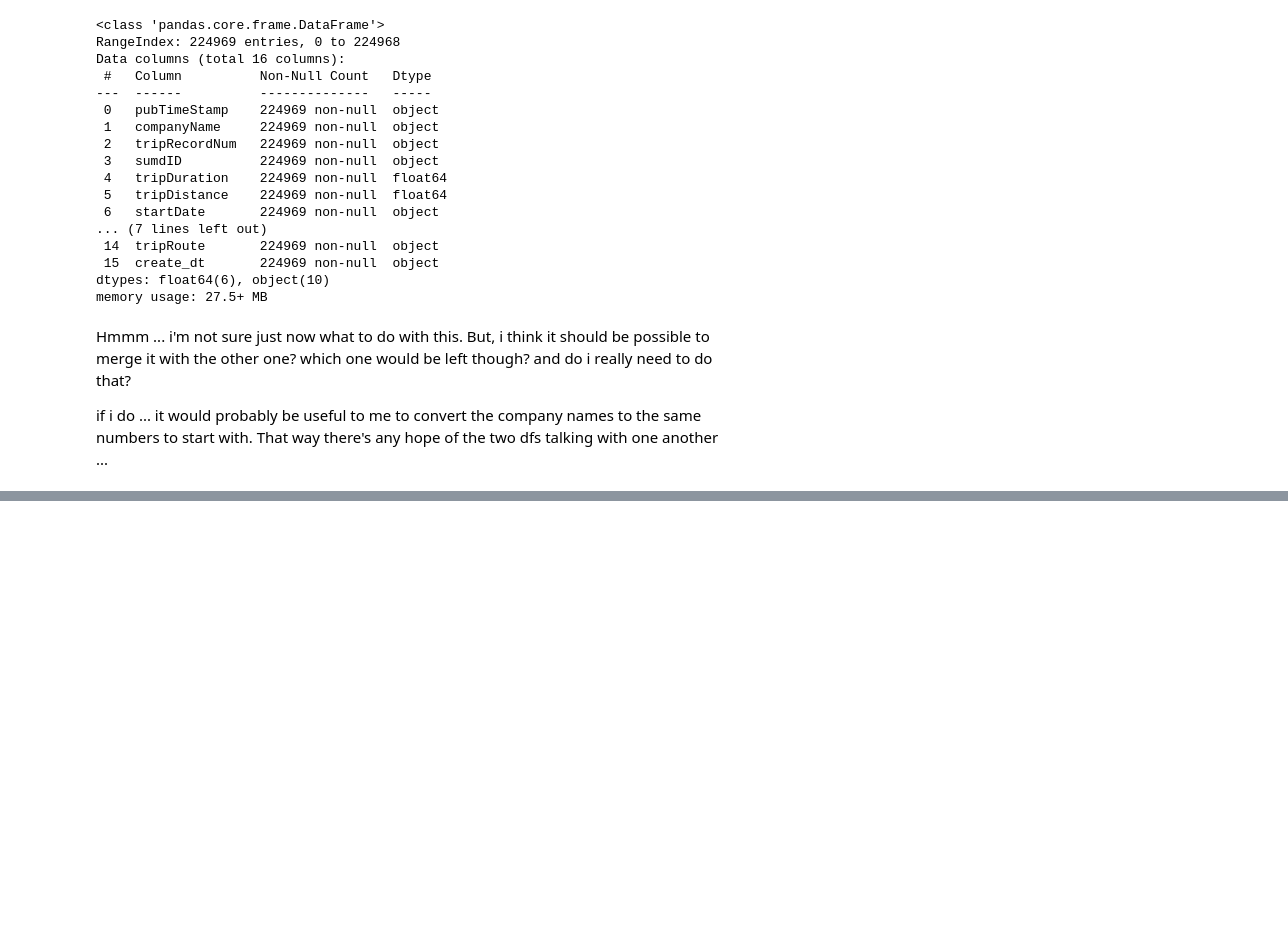
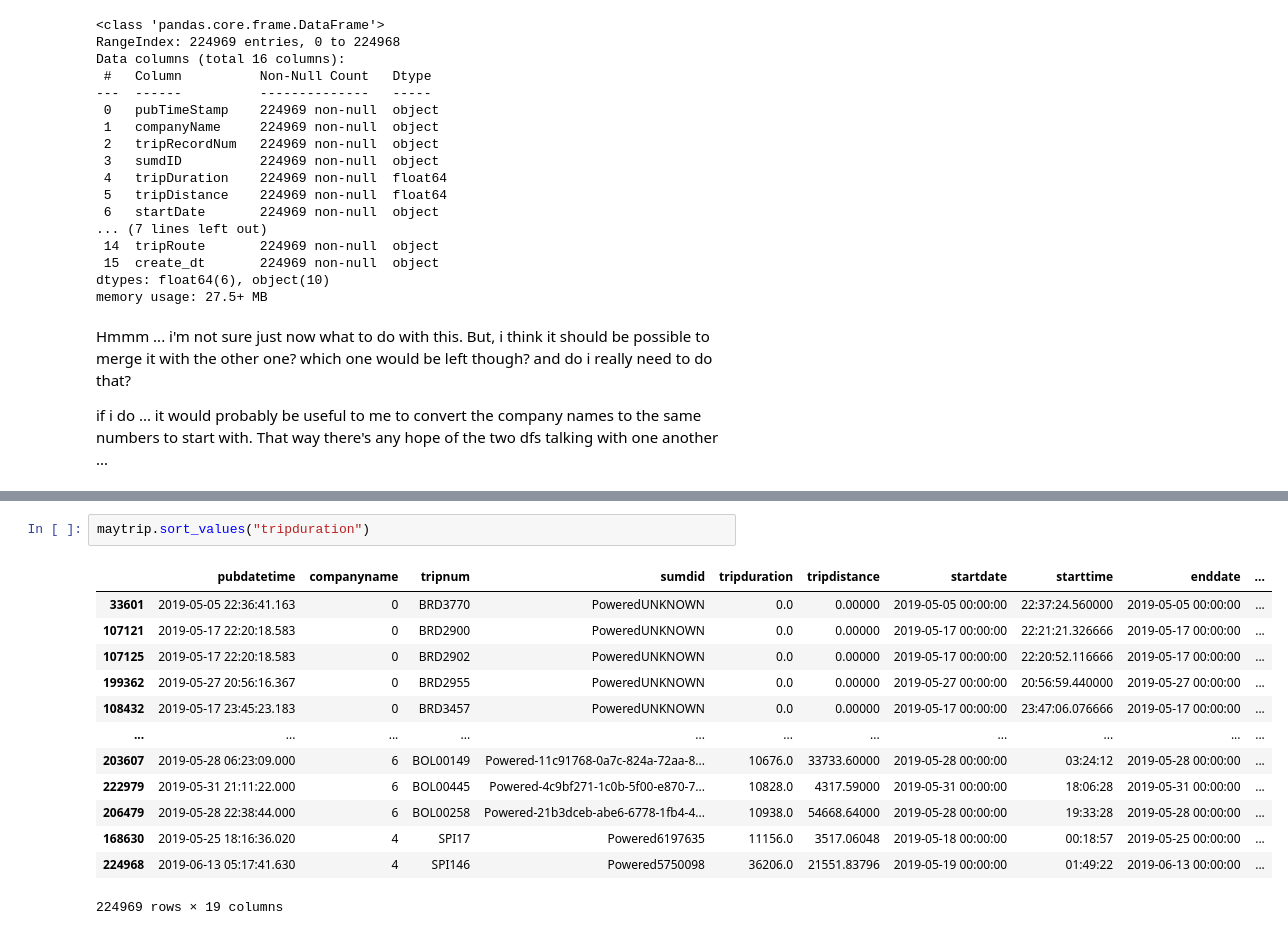
Before and after one commit to Rhunsilval/nashville_scooters_python, a Jupyter notebook: notebooks/2_exploration_may.ipynb, the cells around one changed output, grey strips where cells are left out. Cells and saved outputs as stored; diff of their text form; blank space fills up the shorter version.

```diff
--- a/notebooks/2_exploration_may.ipynb
+++ b/notebooks/2_exploration_may.ipynb
@@ -405,0 +503,16 @@ if i do ... it would probably be useful to me to convert the company names to th
+# %%
+maytrip.sort_values("tripduration")
+# %% [output]
+|  | pubdatetime | companyname | tripnum | sumdid | tripduration | tripdistance | startdate | starttime | enddate | ... |
+| 33601 | 2019-05-05 22:36:41.163 | 0 | BRD3770 | PoweredUNKNOWN | 0.0 | 0.00000 | 2019-05-05 00:00:00 | 22:37:24.560000 | 2019-05-05 00:00:00 | ... |
+| 107121 | 2019-05-17 22:20:18.583 | 0 | BRD2900 | PoweredUNKNOWN | 0.0 | 0.00000 | 2019-05-17 00:00:00 | 22:21:21.326666 | 2019-05-17 00:00:00 | ... |
+| 107125 | 2019-05-17 22:20:18.583 | 0 | BRD2902 | PoweredUNKNOWN | 0.0 | 0.00000 | 2019-05-17 00:00:00 | 22:20:52.116666 | 2019-05-17 00:00:00 | ... |
+| 199362 | 2019-05-27 20:56:16.367 | 0 | BRD2955 | PoweredUNKNOWN | 0.0 | 0.00000 | 2019-05-27 00:00:00 | 20:56:59.440000 | 2019-05-27 00:00:00 | ... |
+| 108432 | 2019-05-17 23:45:23.183 | 0 | BRD3457 | PoweredUNKNOWN | 0.0 | 0.00000 | 2019-05-17 00:00:00 | 23:47:06.076666 | 2019-05-17 00:00:00 | ... |
+| ... | ... | ... | ... | ... | ... | ... | ... | ... | ... | ... |
+| 203607 | 2019-05-28 06:23:09.000 | 6 | BOL00149 | Powered-11c91768-0a7c-824a-72aa-8... | 10676.0 | 33733.60000 | 2019-05-28 00:00:00 | 03:24:12 | 2019-05-28 00:00:00 | ... |
+| 222979 | 2019-05-31 21:11:22.000 | 6 | BOL00445 | Powered-4c9bf271-1c0b-5f00-e870-7... | 10828.0 | 4317.59000 | 2019-05-31 00:00:00 | 18:06:28 | 2019-05-31 00:00:00 | ... |
+| 206479 | 2019-05-28 22:38:44.000 | 6 | BOL00258 | Powered-21b3dceb-abe6-6778-1fb4-4... | 10938.0 | 54668.64000 | 2019-05-28 00:00:00 | 19:33:28 | 2019-05-28 00:00:00 | ... |
+| 168630 | 2019-05-25 18:16:36.020 | 4 | SPI17 | Powered6197635 | 11156.0 | 3517.06048 | 2019-05-18 00:00:00 | 00:18:57 | 2019-05-25 00:00:00 | ... |
+| 224968 | 2019-06-13 05:17:41.630 | 4 | SPI146 | Powered5750098 | 36206.0 | 21551.83796 | 2019-05-19 00:00:00 | 01:49:22 | 2019-06-13 00:00:00 | ... |
+224969 rows × 19 columns
```
Also changed, not shown: parts of 22 cells of this notebook, 2 other files.
